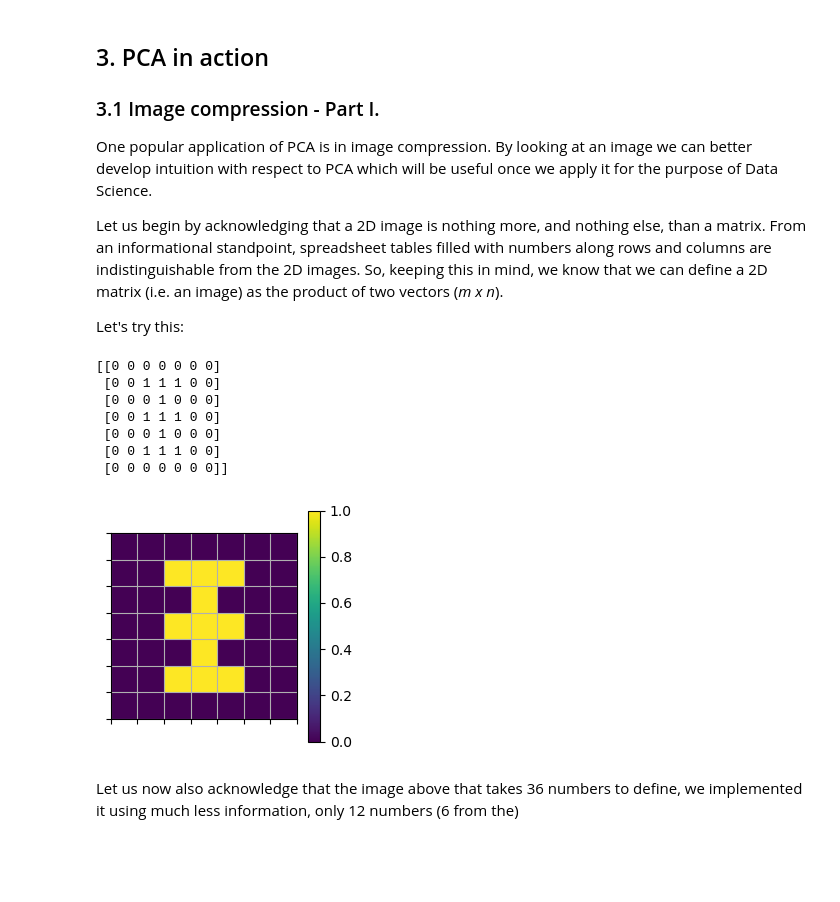
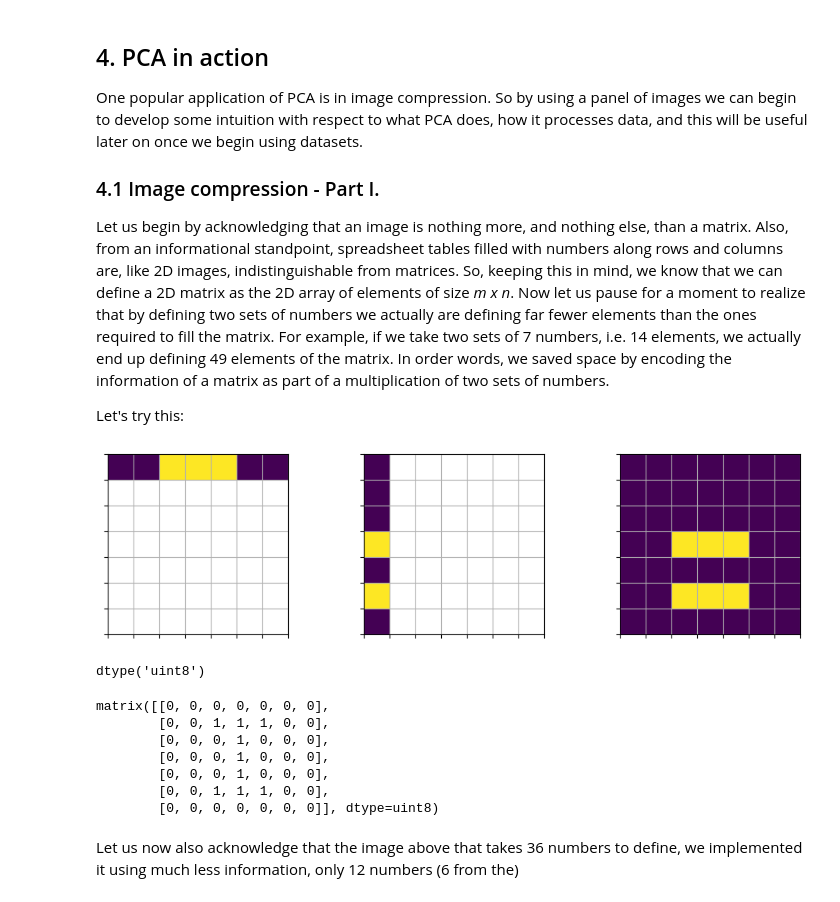
Before and after one commit to rh-pires/principal-component-analysis, a Jupyter notebook: pca_intro.ipynb, the cells around one changed output. Saved outputs shown, nothing was run; the diff lists cells and outputs as text; code cells hidden in the pictures; blank space fills up the shorter version.

```diff
--- a/pca_intro.ipynb
+++ b/pca_intro.ipynb
@@ -16,39 +23,31 @@ Yet another way to think of PCs is to think of patterns. A pattern is a repeatin
 # %% [markdown]
-## 3. PCA in action
-### 3.1 Image compression - Part I.
-One popular application of PCA is in image compression. By looking at an image we can better develop intuition with respect to PCA which will be useful once we apply it for the purpose of Data Science.
+## 4. PCA in action
 
-Let us begin by acknowledging that a 2D image is nothing more, and nothing else, than a matrix. From an informational standpoint, spreadsheet tables filled with numbers along rows and columns are indistinguishable from the 2D images. So, keeping this in mind, we know that we can define a 2D matrix (i.e. an image) as the product of two vectors (*m x n*).
+One popular application of PCA is in image compression. So by using a panel of images we can begin to develop some intuition with respect to what PCA does, how it processes data, and this will be useful later on once we begin using datasets.
+
+### 4.1 Image compression - Part I.
+
+Let us begin by acknowledging that an image is nothing more, and nothing else, than a matrix. Also, from an informational standpoint, spreadsheet tables filled with numbers along rows and columns are, like 2D images, indistinguishable from matrices. So, keeping this in mind, we know that we can define a 2D matrix as the 2D array of elements of size *m x n*. Now let us pause for a moment to realize that by defining two sets of numbers we actually are defining far fewer elements than the ones required to fill the matrix. For example, if we take two sets of 7 numbers, i.e. 14 elements, we actually end up defining 49 elements of the matrix. In order words, we saved space by encoding the information of a matrix as part of a multiplication of two sets of numbers.
 
 Let's try this:
 # %%
 import numpy as np
 import matplotlib.pyplot as plt
-m1 = np.matrix([[0,0,1,1,1,0,0]]) # row (MATRIX)
-n1 = np.matrix([[0],[1],[0],[1],[0],[1],[0]]) # column (Vector)
-m2 = np.matrix([[0,0,0,1,0,0,0]]) # row (MATRIX)
-n2 = np.matrix([[0],[0],[1],[0],[1],[0],[0]]) # column (Vector)
+m = np.matrix([[0,0,1,1,1,0,0]]) # row (MATRIX)
+n = np.matrix([[0],[0],[0],[1],[0],[1],[0]]) # column (Vector)
+mxn = np.multiply(m,n)
+img_lst = [m, n, mxn]
 
-m1xn1 = np.multiply(m1,n1)
-m2xn2 = np.multiply(m2,n2)
+fig = plt.figure(figsize=(12, 3))
 
-mxn = m1xn1 + m2xn2
-print(mxn)
-plt.figure(figsize=(3, 3))
-plt.xticks(np.arange(-0.5,7,1), labels=[])
-plt.yticks(np.arange(-0.5,7,1), labels=[])
-plt.grid(True, which='major')
-plt.imshow(mxn)
-plt.colorbar();
+for i, img in enumerate(img_lst):
+    ax = fig.add_subplot(1, len(img_lst), i+1)
+    ax.imshow(img)
+    ax.set_xticks(np.arange(-0.5,7,1), labels=[])
+    ax.set_yticks(np.arange(-0.5,7,1), labels=[])
+    ax.grid(True, which='major')
 # %% [output]
-[[0 0 0 0 0 0 0]
- [0 0 1 1 1 0 0]
- [0 0 0 1 0 0 0]
- [0 0 1 1 1 0 0]
- [0 0 0 1 0 0 0]
- [0 0 1 1 1 0 0]
- [0 0 0 0 0 0 0]]
-[figure, old version]
+[figure, new version]
 # %%
 mx = np.matrix([
     [0, 0, 0, 0, 0, 0, 0],
@@ -62,3 +63,18 @@ mx = np.matrix([
+# %%
+mx = mx.astype(np.uint8)
+mx.dtype
+# %% [output]
+dtype('uint8')
+# %%
+mx
+# %% [output]
+matrix([[0, 0, 0, 0, 0, 0, 0],
+        [0, 0, 1, 1, 1, 0, 0],
+        [0, 0, 0, 1, 0, 0, 0],
+        [0, 0, 0, 1, 0, 0, 0],
+        [0, 0, 0, 1, 0, 0, 0],
+        [0, 0, 1, 1, 1, 0, 0],
+        [0, 0, 0, 0, 0, 0, 0]], dtype=uint8)
 # %% [markdown]
 Let us now also acknowledge that the image above that takes 36 numbers to define, we implemented it using much less information, only 12 numbers (6 from the)
 # %% [markdown]
```
Also changed, not shown: parts of 7 cells of this notebook, 1 other file.
